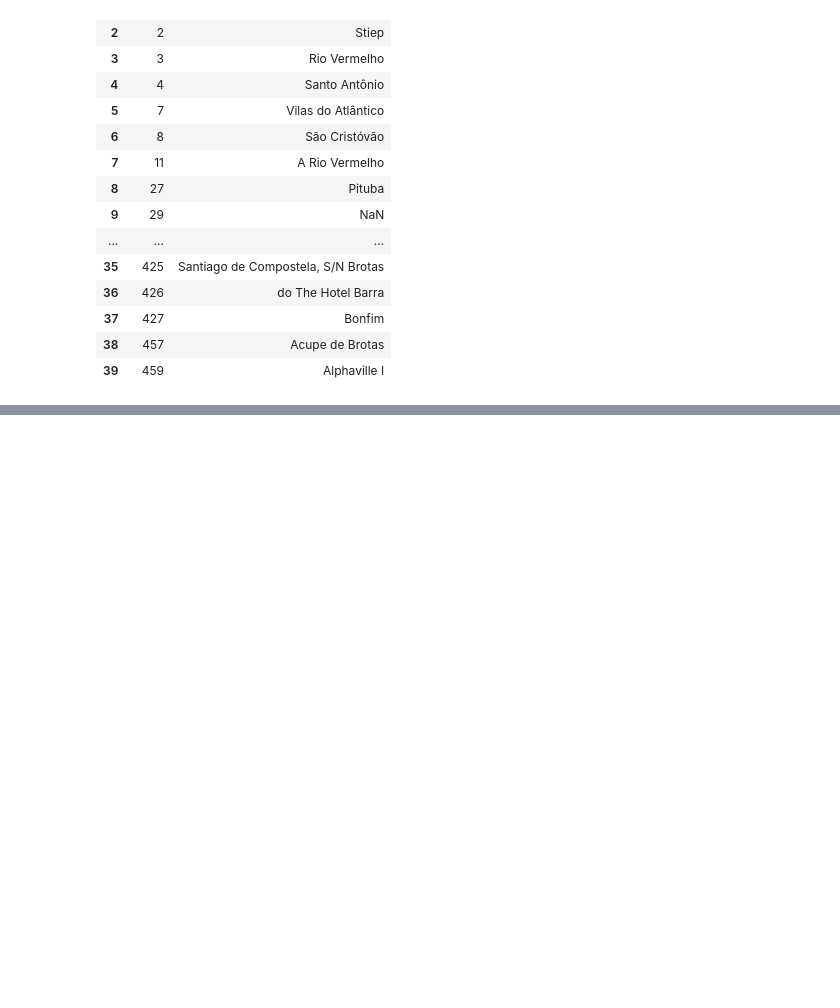
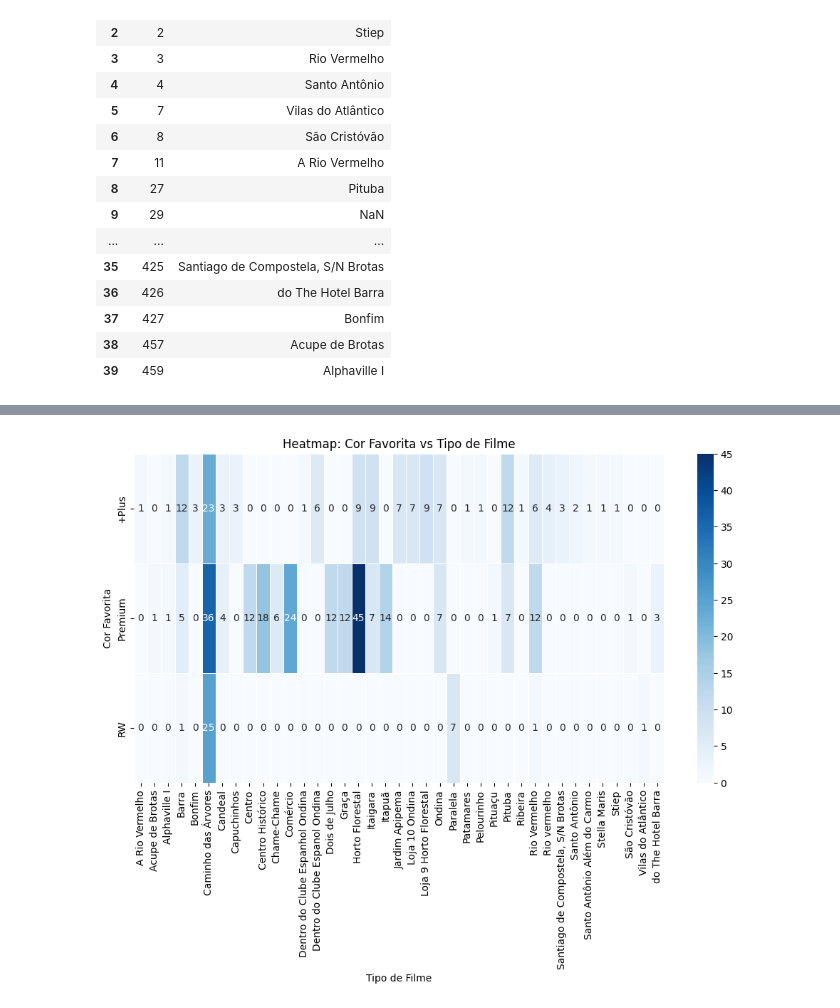
Before and after one commit to BrunoFCastro/ADMF01, a Jupyter notebook: a.ipynb, the cells around one changed output, grey strips where cells are left out. Saved outputs shown, nothing was run; the diff lists cells and outputs as text; code cells hidden in the pictures; blank space fills up the shorter version.

```diff
--- a/a.ipynb
+++ b/a.ipynb
@@ -121,0 +147,5 @@ df
+# %%
+print("\n--- Sumarização com Tabela de Contingência (Crosstab) ---")
+# Exemplo 1: Cor_Favorita vs Tipo_Filme
+crosstab_filme_cor = p.crosstab(restaurantes['Menu'], restaurantes['Bairro'])
+print("\nTabela de Contingência: Cor_Favorita vs Tipo_Filme\n", crosstab_filme_cor)
@@ -121,0 +192,10 @@ df
+# %%
+# Heatmap da Tabela de Contingência (para vizualizar associações)
+plt.figure(figsize=(12, 6))
+sns.heatmap(crosstab_filme_cor, annot=True, fmt='d', cmap='Blues', linewidths=.5)
+plt.title('Heatmap: Cor Favorita vs Tipo de Filme')
+plt.xlabel('Tipo de Filme')
+plt.ylabel('Cor Favorita')
+plt.show()
+# %% [output]
+[figure, added]
```
Also changed, not shown: parts of 17 cells of this notebook, 1 other file.
